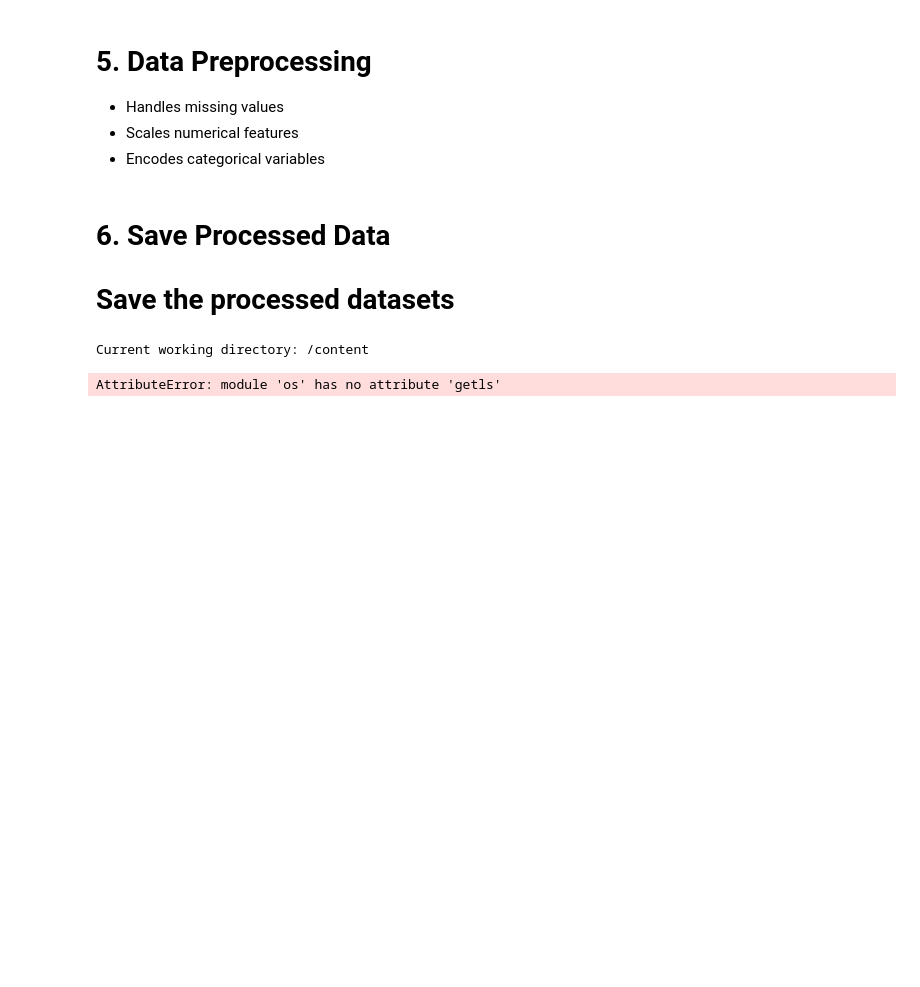
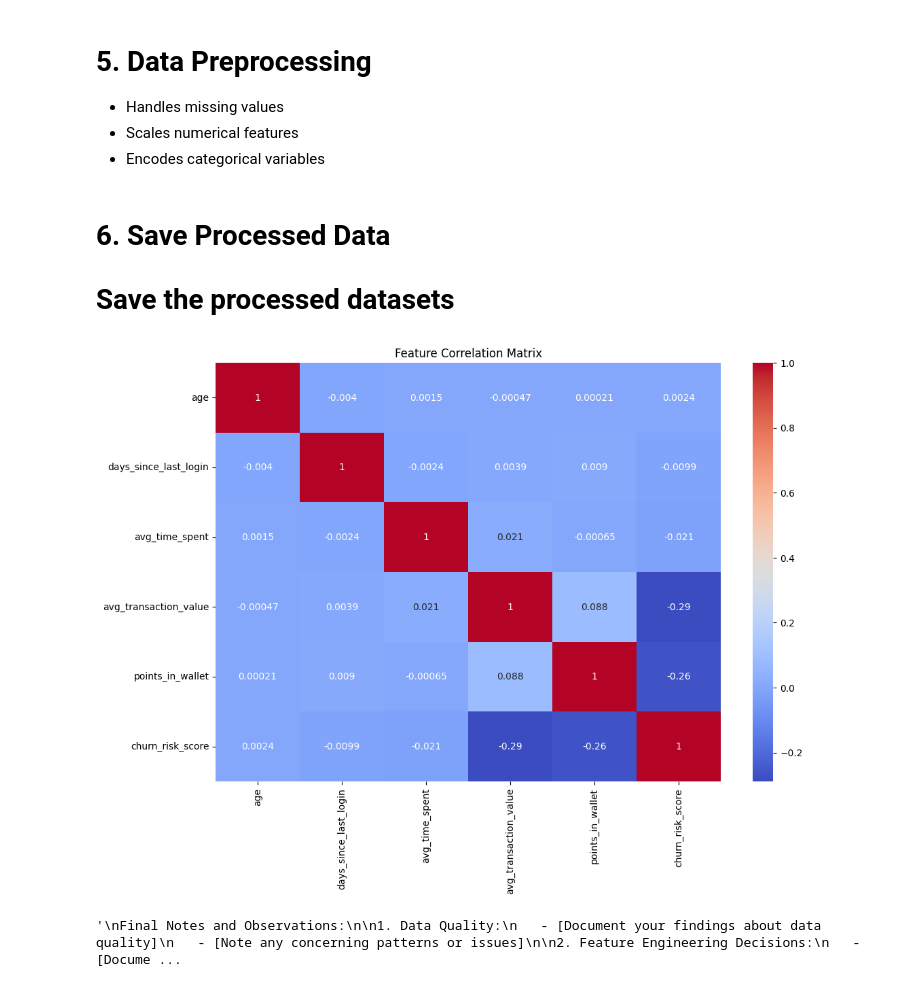
Before and after one commit to opeokupe/capstone-ai-ml, a Jupyter notebook: data_exploration.ipynb, the cells around one changed output. Saved outputs shown, nothing was run; the diff lists cells and outputs as text; code cells hidden in the pictures; blank space fills up the shorter version.

```diff
--- a/data_exploration.ipynb
+++ b/data_exploration.ipynb
@@ -108,7 +349,8 @@ Document potential biases in the dataset:
 def engineer_features(df):
     """
     Creates new features based on existing data
-    Returns DataFrame with new features
+    :param df: DataFrame
+    :return: DataFrame with new features
     """
     df_processed = df.copy()
 
@@ -143,7 +385,8 @@ def preprocess_data(df):
     - Handles missing values
     - Scales numerical features
     - Encodes categorical variables
-    Returns preprocessed DataFrame
+    :param df: DataFrame
+    :returns: preprocessed DataFrame
     """
     df_processed = df.copy()
 
@@ -170,9 +413,3 @@ test_data_final = preprocess_data(test_data_processed)
 
 train_data_final.to_csv('processed_train.csv', index=False)
 test_data_final.to_csv('processed_test.csv', index=False)
-# %%
-import os
-print("Current working directory:", os.getcwd())
-# %% [output]
-Current working directory: /content
-AttributeError: module 'os' has no attribute 'getls'
@@ -205,0 +416,14 @@ Final Notes and Observations:
+# %%
+# 7. Correlation Analysis
+plt.figure(figsize=(12, 8))
+
+# Select only numerical features for correlation analysis
+numerical_features = train_data_final.select_dtypes(include=['number']).columns
+sns.heatmap(train_data_final[numerical_features].corr(), annot=True, cmap='coolwarm')
+
+
+plt.title('Feature Correlation Matrix')
+plt.show()
+# %% [output]
+[figure, added]
+'\nFinal Notes and Observations:\n\n1. Data Quality:\n   - [Document your findings about data quality]\n   - [Note any concerning patterns or issues]\n\n2. Feature Engineering Decisions:\n   - [Docume ...
```
Also changed, not shown: parts of 12 cells of this notebook.
